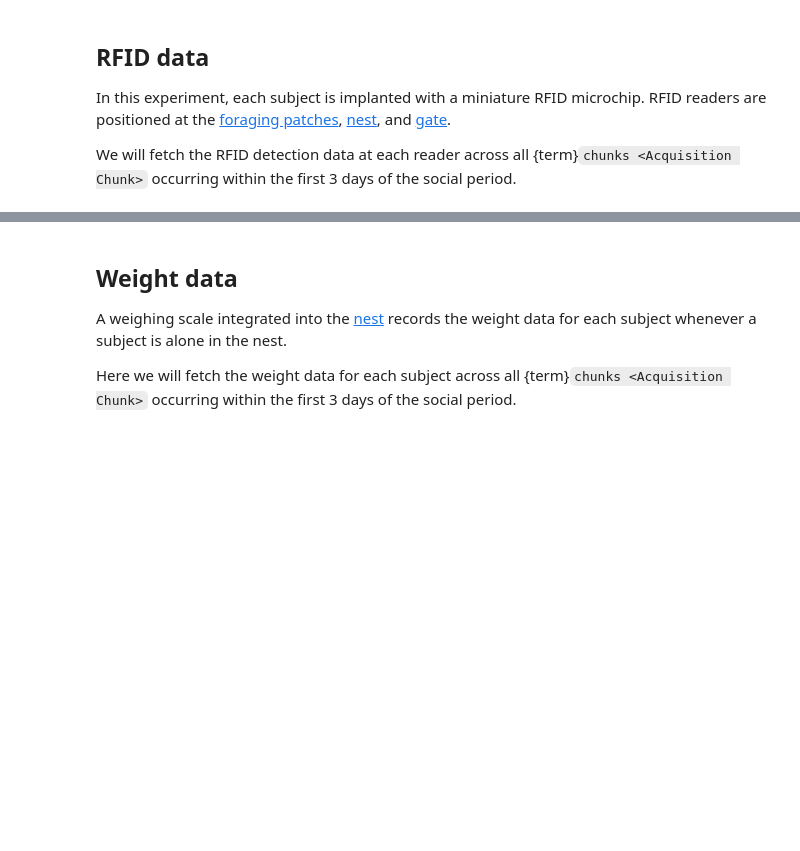
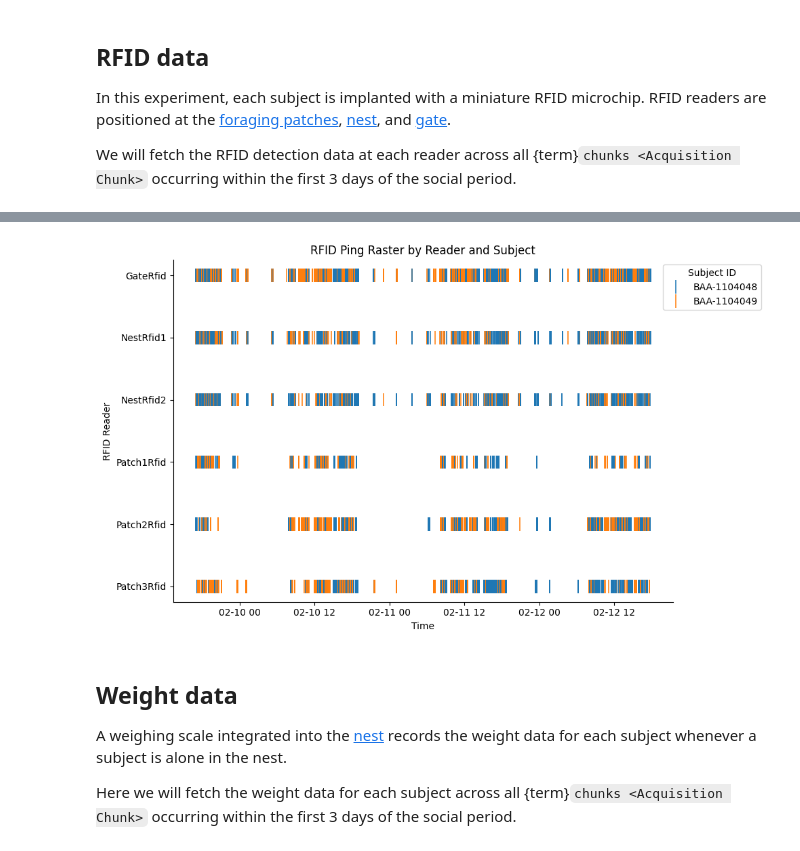
Before and after one commit to SainsburyWellcomeCentre/aeon_mecha, a Jupyter notebook: docs/examples/dj_fetching_data.ipynb, the cells around one changed output, grey strips where cells are left out. Cells and saved outputs as stored; diff of their text form; code cells hidden in the pictures; blank space fills up the shorter version.

```diff
--- a/docs/examples/dj_fetching_data.ipynb
+++ b/docs/examples/dj_fetching_data.ipynb
@@ -657,3 +661,22 @@ rfid_df
+# %%
+plt.figure(figsize=(10, 6))
+sns.scatterplot(
+    data=rfid_df,
+    x="timestamps",
+    y="rfid_reader_name",
+    hue="rfid",
+    marker="|",         # vertical tick
+    s=200,              # marker size
+)
+plt.xlabel("Time")
+plt.ylabel("RFID Reader")
+plt.title("RFID Ping Raster by Reader and Subject")
+plt.legend(title="Subject ID", bbox_to_anchor=(0.97, 1), loc="upper left")
+sns.despine()
+plt.tight_layout()
+plt.show()
+# %% [output]
+[figure, added]
 # %% [markdown]
 ## Weight data
 
```
Also changed, not shown: parts of 6 cells of this notebook.
